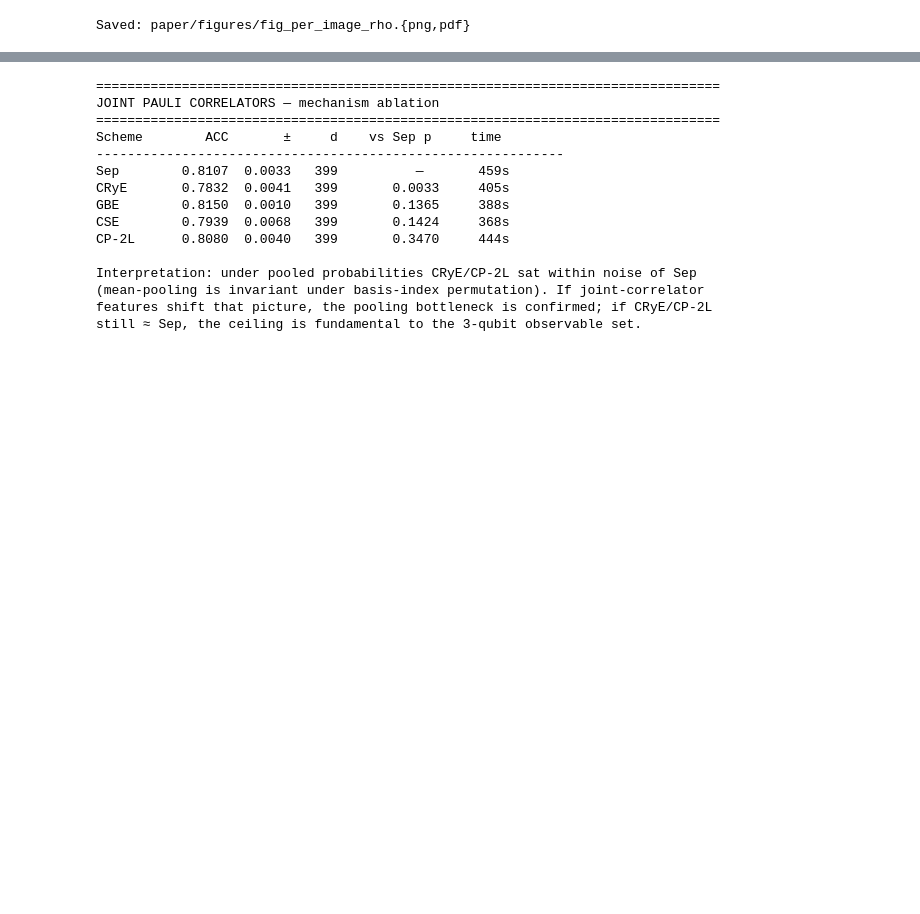
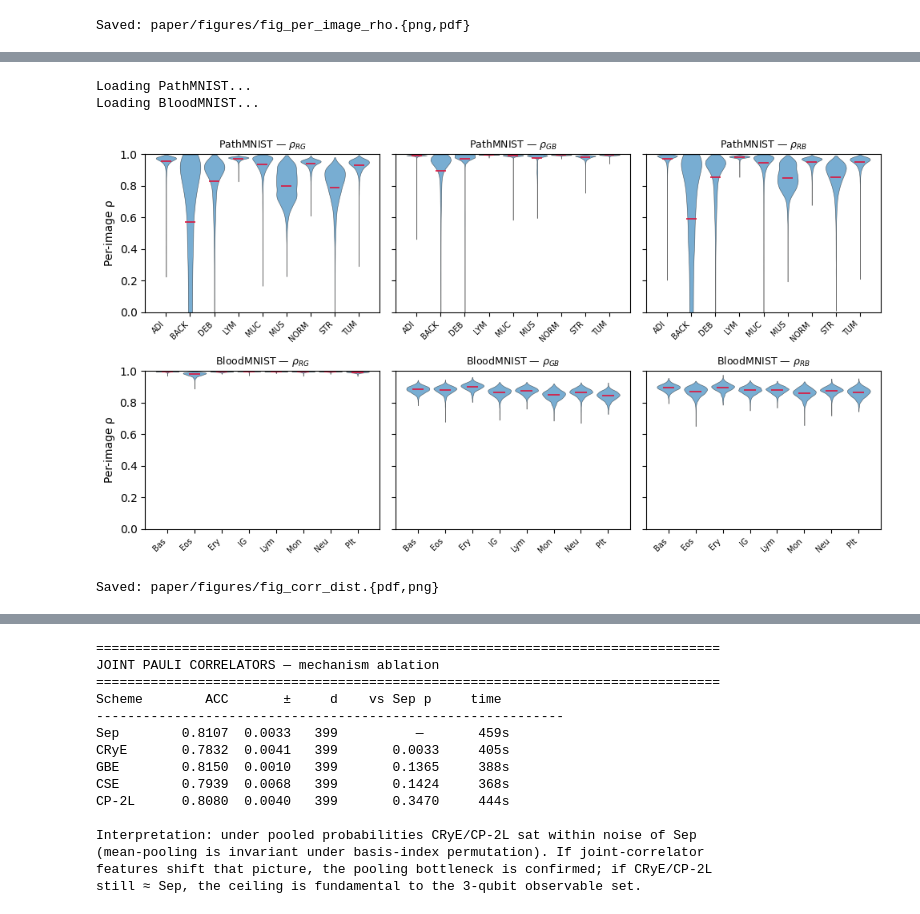
Before and after one commit to el-dAna/QIP, a Jupyter notebook: Phase7_PathMNIST.ipynb, the cells around one changed output, grey strips where cells are left out. Cells and saved outputs as stored; diff of their text form; code cells hidden in the pictures; blank space fills up the shorter version.

```diff
--- a/Phase7_PathMNIST.ipynb
+++ b/Phase7_PathMNIST.ipynb
@@ -661,2 +816,78 @@ Saved: paper/figures/fig_per_image_rho.{png,pdf}
+# %%
+# ==================================================================
+# Manuscript figure: fig_corr_dist.{pdf,png}
+# 2x3 violin plot: per-image ρ per class.
+# Rows: PathMNIST (top), BloodMNIST (bottom).
+# Cols: ρ_RG, ρ_GB, ρ_RB.
+# Self-contained: loads both datasets fresh.
+# ==================================================================
+import os
+import numpy as np
+import matplotlib.pyplot as plt
+from medmnist import PathMNIST, BloodMNIST
+os.makedirs('paper/figures', exist_ok=True)
+
+def _per_image_rho(cls):
+    ds = cls(split='train', download=True)
+    X = ds.imgs.astype(np.float32) / 255.0   # (N, 28, 28, 3)
+    y = ds.labels.ravel()
+    N = X.shape[0]
+    pix = X.reshape(N, -1, 3)                 # (N, 784, 3)
+    cen = pix - pix.mean(1, keepdims=True)
+    cov = np.einsum('npi,npj->nij', cen, cen) / (pix.shape[1] - 1)
+    std = np.sqrt(np.diagonal(cov, axis1=1, axis2=2) + 1e-10)
+    rho = cov / (std[:, :, None] * std[:, None, :] + 1e-10)
+    rho_rg = rho[:, 0, 1]
+    rho_gb = rho[:, 1, 2]
+    rho_rb = rho[:, 0, 2]
+    return rho_rg, rho_gb, rho_rb, y
+
+print('Loading PathMNIST...')
+prg, pgb, prb, py = _per_image_rho(PathMNIST)
+print('Loading BloodMNIST...')
+brg, bgb, brb, by = _per_image_rho(BloodMNIST)
+
+PATH_NAMES = ['ADI', 'BACK', 'DEB', 'LYM', 'MUC', 'MUS', 'NORM', 'STR', 'TUM']
+BLOOD_NAMES = ['Bas', 'Eos', 'Ery', 'IG', 'Lym', 'Mon', 'Neu', 'Plt']
+
+def _violin(ax, data_per_class, names, title, ylim=(0, 1)):
+    parts = ax.violinplot(data_per_class, positions=range(len(names)),
+                          showmeans=True, showextrema=False, widths=0.85)
+    for pc in parts['bodies']:
+        pc.set_facecolor('#1f77b4')
+        pc.set_alpha(0.6)
+        pc.set_edgecolor('k')
+        pc.set_linewidth(0.4)
+    parts['cmeans'].set_color('crimson')
+    parts['cmeans'].set_linewidth(1.2)
+    ax.set_xticks(range(len(names)))
+    ax.set_xticklabels(names, rotation=45, ha='right', fontsize=7)
+    ax.set_ylim(*ylim)
+    ax.set_title(title, fontsize=9)
+    ax.axhline(1.0, color='gray', lw=0.4, linestyle=':')
+
+fig, axes = plt.subplots(2, 3, figsize=(10, 5.5), sharey=True)
+
+for col, (rho_path, rho_blood, lbl) in enumerate([
+        (prg, brg, r'$\rho_{RG}$'),
+        (pgb, bgb, r'$\rho_{GB}$'),
+        (prb, brb, r'$\rho_{RB}$')]):
+    path_per_class = [rho_path[py == c] for c in range(len(PATH_NAMES))]
+    blood_per_class = [rho_blood[by == c] for c in range(len(BLOOD_NAMES))]
+    _violin(axes[0, col], path_per_class, PATH_NAMES, f'PathMNIST — {lbl}')
+    _violin(axes[1, col], blood_per_class, BLOOD_NAMES, f'BloodMNIST — {lbl}')
+
+axes[0, 0].set_ylabel('Per-image ρ')
+axes[1, 0].set_ylabel('Per-image ρ')
+plt.tight_layout()
+plt.savefig('paper/figures/fig_corr_dist.pdf', bbox_inches='tight')
+plt.savefig('paper/figures/fig_corr_dist.png', dpi=300, bbox_inches='tight')
+plt.show()
+print('Saved: paper/figures/fig_corr_dist.{pdf,png}')
+# %% [output]
+Loading PathMNIST...
+Loading BloodMNIST...
+[figure, added]
+Saved: paper/figures/fig_corr_dist.{pdf,png}
 # %%
 !brew install --cask mactex
```
Also changed, not shown: parts of 3 cells of this notebook, 10 other files.
